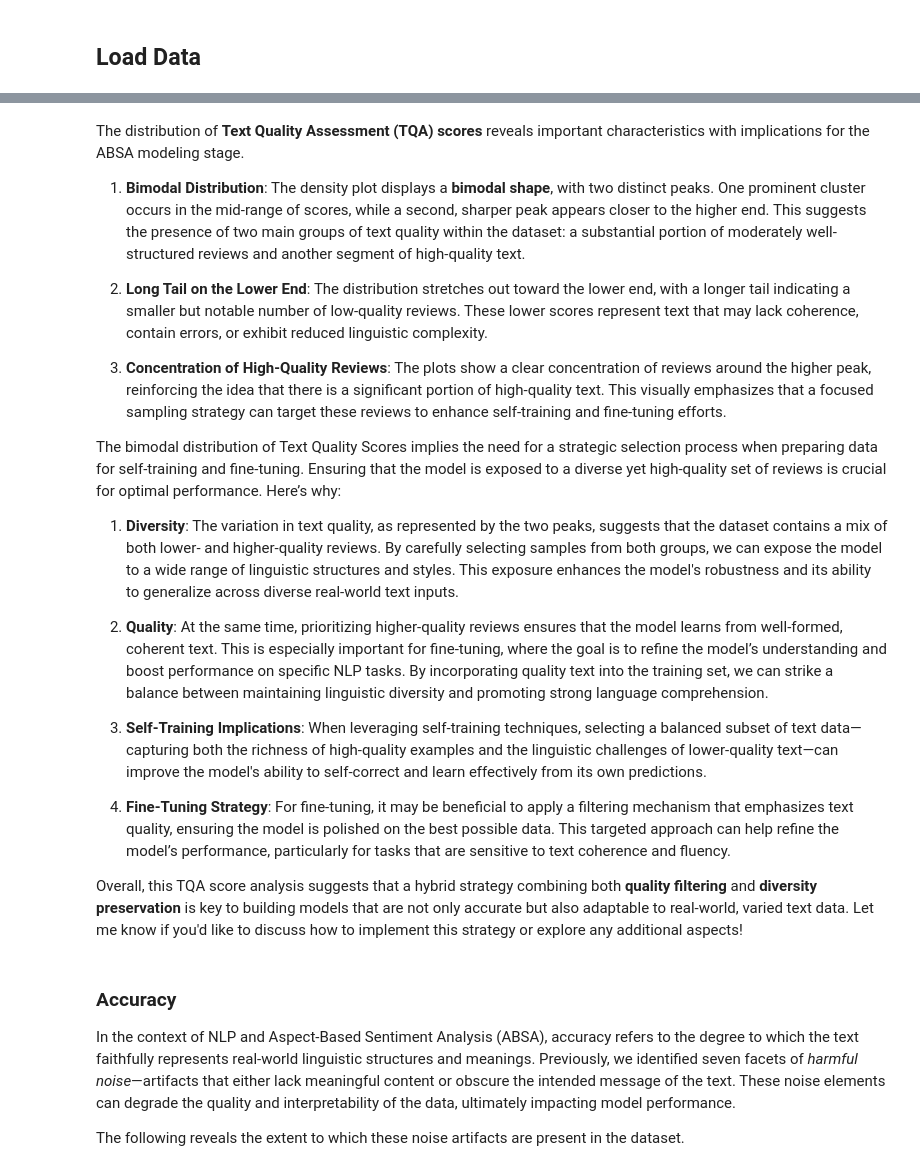
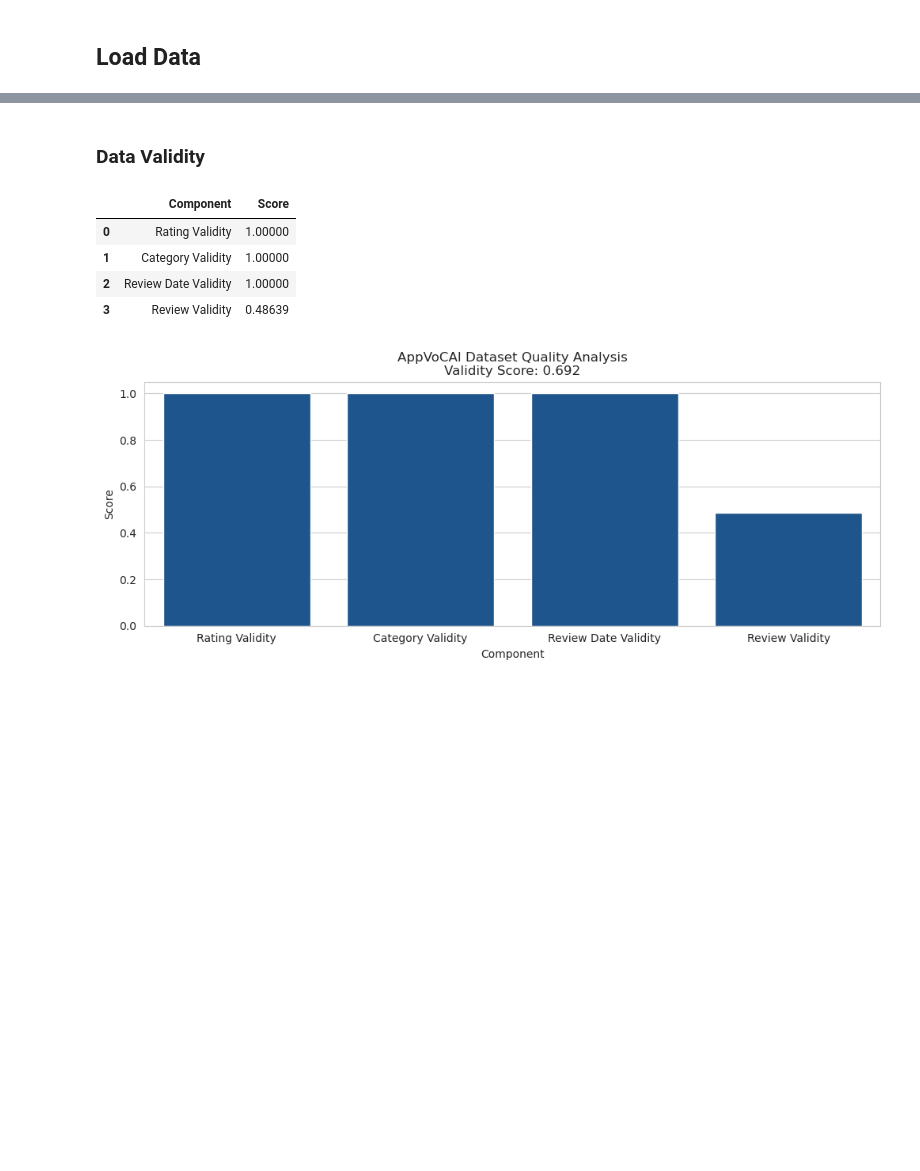
Before and after one commit to variancexplained/genai-lab-slm, a Jupyter notebook: notebooks/content/01_dataprep/05_dqa.ipynb, the cells around one changed output, grey strips where cells are left out. Drawn from its saved outputs; the diff is of its cells as text; code cells hidden in the pictures; blank space fills up the shorter version.

```diff
--- a/notebooks/content/01_dataprep/05_dqa.ipynb
+++ b/notebooks/content/01_dataprep/05_dqa.ipynb
@@ -149,27 +229,11 @@ dqa.plot_text_quality()
-# %% [markdown]
-The distribution of **Text Quality Assessment (TQA) scores** reveals important characteristics with implications for the ABSA modeling stage.
-
-1. **Bimodal Distribution**: The density plot displays a **bimodal shape**, with two distinct peaks. One prominent cluster occurs in the mid-range of scores, while a second, sharper peak appears closer to the higher end. This suggests the presence of two main groups of text quality within the dataset: a substantial portion of moderately well-structured reviews and another segment of high-quality text.
-
-2. **Long Tail on the Lower End**: The distribution stretches out toward the lower end, with a longer tail indicating a smaller but notable number of low-quality reviews. These lower scores represent text that may lack coherence, contain errors, or exhibit reduced linguistic complexity.
-
-3. **Concentration of High-Quality Reviews**: The plots show a clear concentration of reviews around the higher peak, reinforcing the idea that there is a significant portion of high-quality text. This visually emphasizes that a focused sampling strategy can target these reviews to enhance self-training and fine-tuning efforts.
-
-The bimodal distribution of Text Quality Scores implies the need for a strategic selection process when preparing data for self-training and fine-tuning. Ensuring that the model is exposed to a diverse yet high-quality set of reviews is crucial for optimal performance. Here’s why:
-
-1. **Diversity**: The variation in text quality, as represented by the two peaks, suggests that the dataset contains a mix of both lower- and higher-quality reviews. By carefully selecting samples from both groups, we can expose the model to a wide range of linguistic structures and styles. This exposure enhances the model's robustness and its ability to generalize across diverse real-world text inputs.
-
-2. **Quality**: At the same time, prioritizing higher-quality reviews ensures that the model learns from well-formed, coherent text. This is especially important for fine-tuning, where the goal is to refine the model’s understanding and boost performance on specific NLP tasks. By incorporating quality text into the training set, we can strike a balance between maintaining linguistic diversity and promoting strong language comprehension.
-
-3. **Self-Training Implications**: When leveraging self-training techniques, selecting a balanced subset of text data—capturing both the richness of high-quality examples and the linguistic challenges of lower-quality text—can improve the model's ability to self-correct and learn effectively from its own predictions.
-
-4. **Fine-Tuning Strategy**: For fine-tuning, it may be beneficial to apply a filtering mechanism that emphasizes text quality, ensuring the model is polished on the best possible data. This targeted approach can help refine the model’s performance, particularly for tasks that are sensitive to text coherence and fluency.
-
-Overall, this TQA score analysis suggests that a hybrid strategy combining both **quality filtering** and **diversity preservation** is key to building models that are not only accurate but also adaptable to real-world, varied text data. Let me know if you'd like to discuss how to implement this strategy or explore any additional aspects!
-# %% [markdown]
-### Accuracy
-In the context of NLP and Aspect-Based Sentiment Analysis (ABSA), accuracy refers to the degree to which the text faithfully represents real-world linguistic structures and meanings. Previously, we identified seven facets of *harmful noise*—artifacts that either lack meaningful content or obscure the intended message of the text. These noise elements can degrade the quality and interpretability of the data, ultimately impacting model performance.
-
-The following reveals the extent to which these noise artifacts are present in the dataset.
+# %% [markdown]
+### Data Validity
 # %%
-dqa.plot_noise()
+dqa.analyze_validity()
+# %% [output]
+|  | Component | Score |
+| 0 | Rating Validity | 1.00000 |
+| 1 | Category Validity | 1.00000 |
+| 2 | Review Date Validity | 1.00000 |
+| 3 | Review Validity | 0.48639 |
+[figure, added]
```
Also changed, not shown: parts of 38 cells of this notebook, 12 other files.
